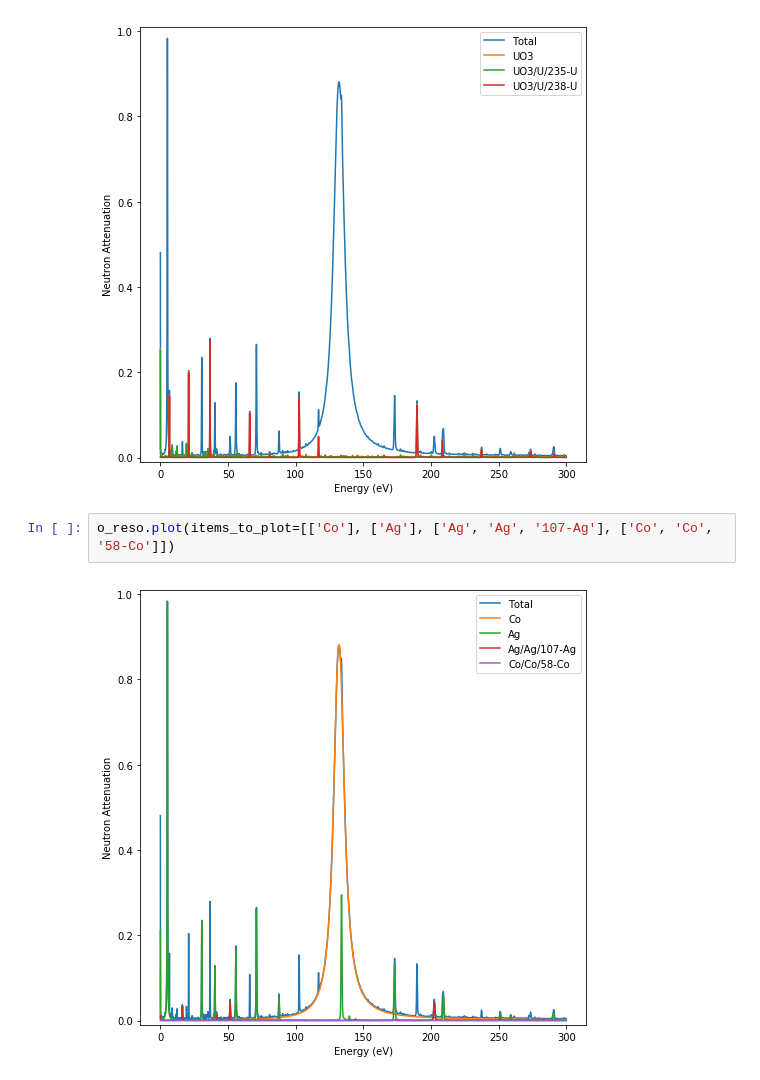
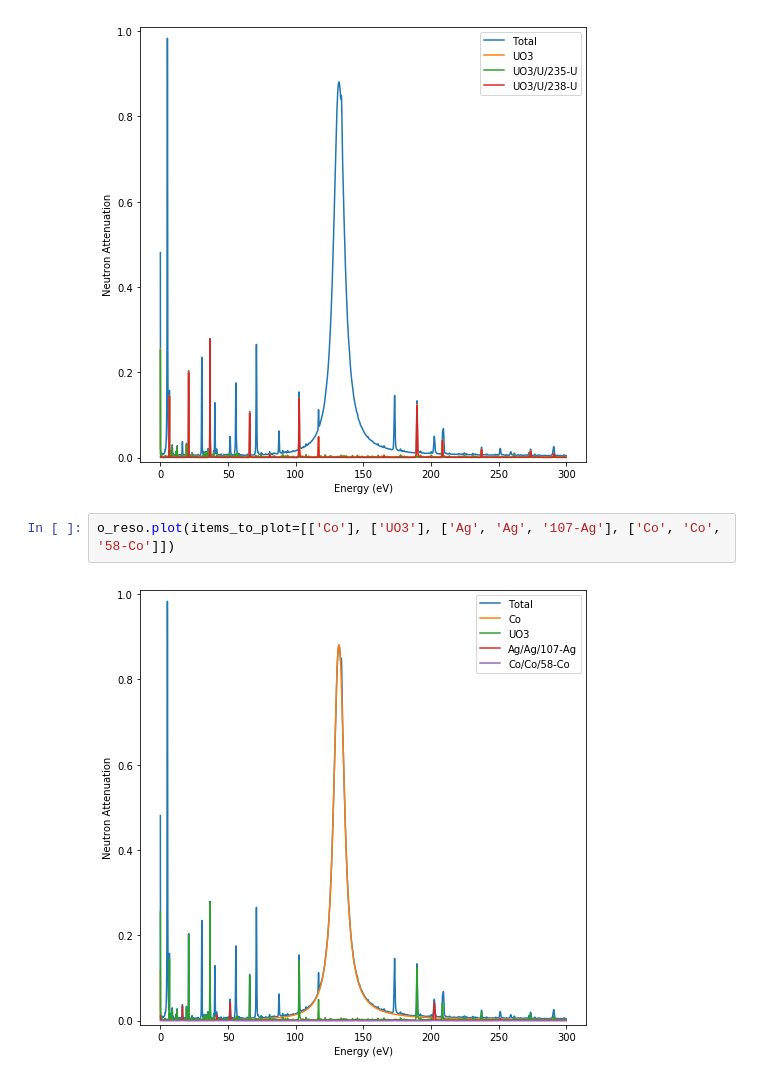
Before and after one commit to ornlneutronimaging/ImagingReso, a Jupyter notebook: documentation/source/tutorial.ipynb, the cells around one changed output. Saved outputs shown, nothing was run; the diff lists cells and outputs as text.

```diff
--- a/documentation/source/tutorial.ipynb
+++ b/documentation/source/tutorial.ipynb
@@ -371,9 +371,9 @@ o_reso.plot(items_to_plot = [['UO3'],['UO3','U','235-U'],['UO3','U','238-U']])
 # %% [output]
 [figure]
 # %%
-o_reso.plot(items_to_plot=[['Co'], ['Ag'], ['Ag', 'Ag', '107-Ag'], ['Co', 'Co', '58-Co']])
+o_reso.plot(items_to_plot=[['Co'], ['UO3'], ['Ag', 'Ag', '107-Ag'], ['Co', 'Co', '58-Co']])
 # %% [output]
-[figure, old version]
+[figure, new version]
 # %% [markdown]
 ### Export transmission or attenuation signals
 
```
Also changed, not shown: parts of 8 cells of this notebook, 2 other files.
